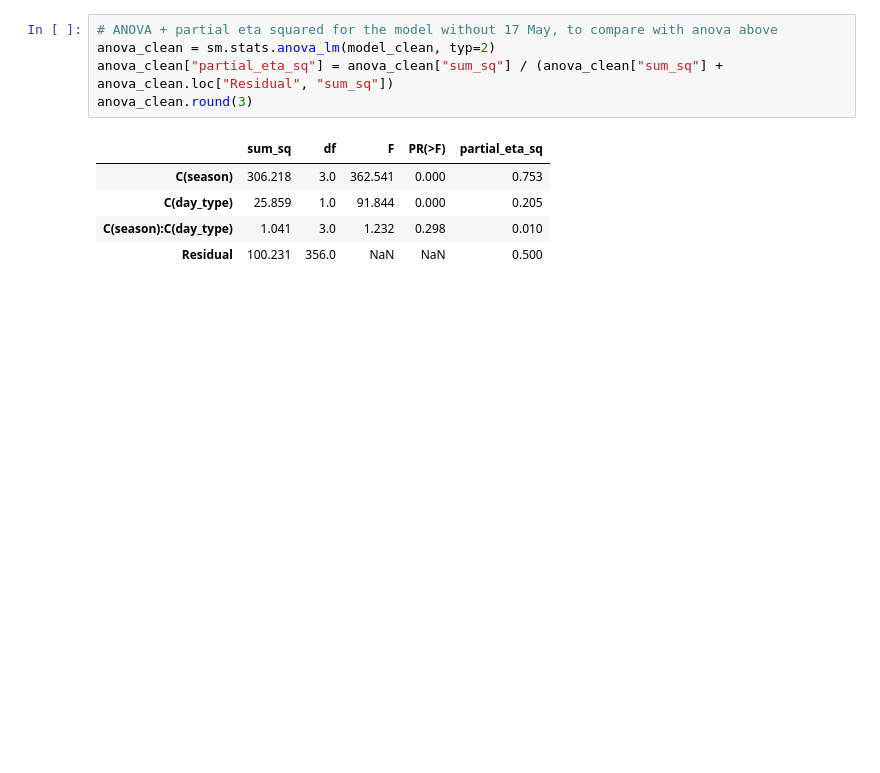
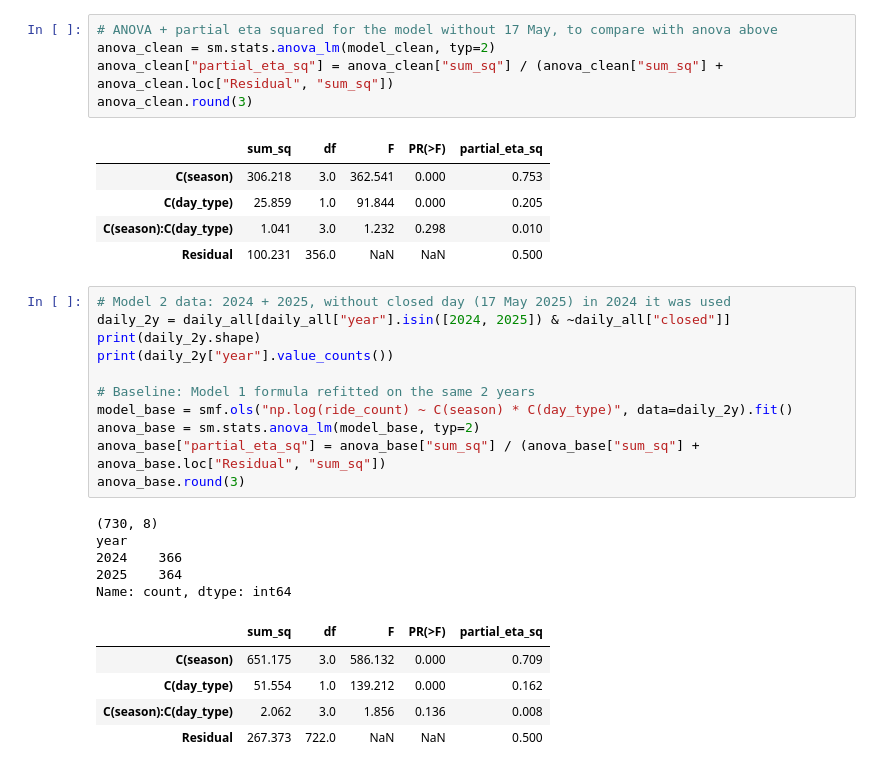
Before and after one commit to SeherYldz/StatisticsProject, a Jupyter notebook: modelling.ipynb, the cells around one changed output. Saved outputs shown, nothing was run; the diff lists cells and outputs as text; blank space fills up the shorter version.

```diff
--- a/modelling.ipynb
+++ b/modelling.ipynb
@@ -140,3 +140,25 @@ anova_clean.round(3)
 | C(day_type) | 25.859 | 1.0 | 91.844 | 0.000 | 0.205 |
 | C(season):C(day_type) | 1.041 | 3.0 | 1.232 | 0.298 | 0.010 |
 | Residual | 100.231 | 356.0 | NaN | NaN | 0.500 |
+# %%
+# Model 2 data: 2024 + 2025, without closed day (17 May 2025) in 2024 it was used
+daily_2y = daily_all[daily_all["year"].isin([2024, 2025]) & ~daily_all["closed"]]
+print(daily_2y.shape)
+print(daily_2y["year"].value_counts())
+
+# Baseline: Model 1 formula refitted on the same 2 years
+model_base = smf.ols("np.log(ride_count) ~ C(season) * C(day_type)", data=daily_2y).fit()
+anova_base = sm.stats.anova_lm(model_base, typ=2)
+anova_base["partial_eta_sq"] = anova_base["sum_sq"] / (anova_base["sum_sq"] + anova_base.loc["Residual", "sum_sq"])
+anova_base.round(3)
+# %% [output]
+(730, 8)
+year
+2024    366
+2025    364
+Name: count, dtype: int64
+|  | sum_sq | df | F | PR(>F) | partial_eta_sq |
+| C(season) | 651.175 | 3.0 | 586.132 | 0.000 | 0.709 |
+| C(day_type) | 51.554 | 1.0 | 139.212 | 0.000 | 0.162 |
+| C(season):C(day_type) | 2.062 | 3.0 | 1.856 | 0.136 | 0.008 |
+| Residual | 267.373 | 722.0 | NaN | NaN | 0.500 |
```
Also changed, not shown: parts of 13 cells of this notebook.
